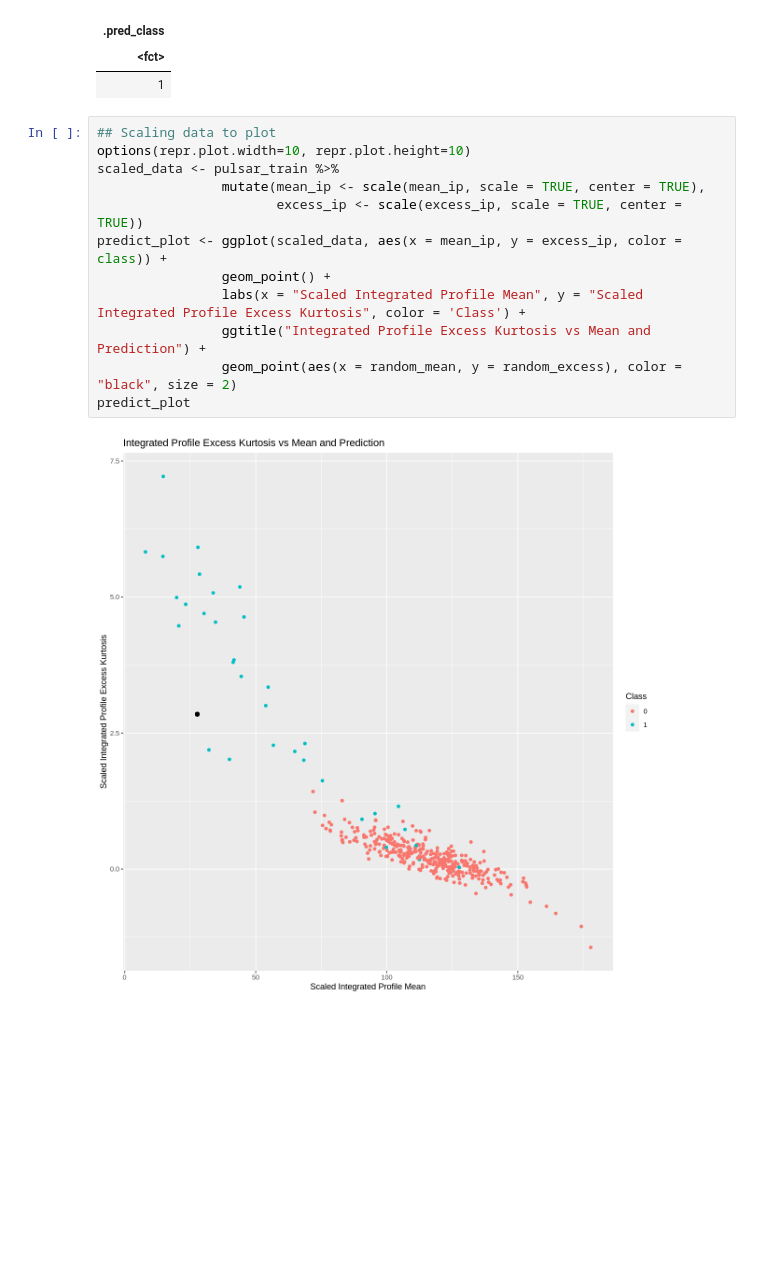
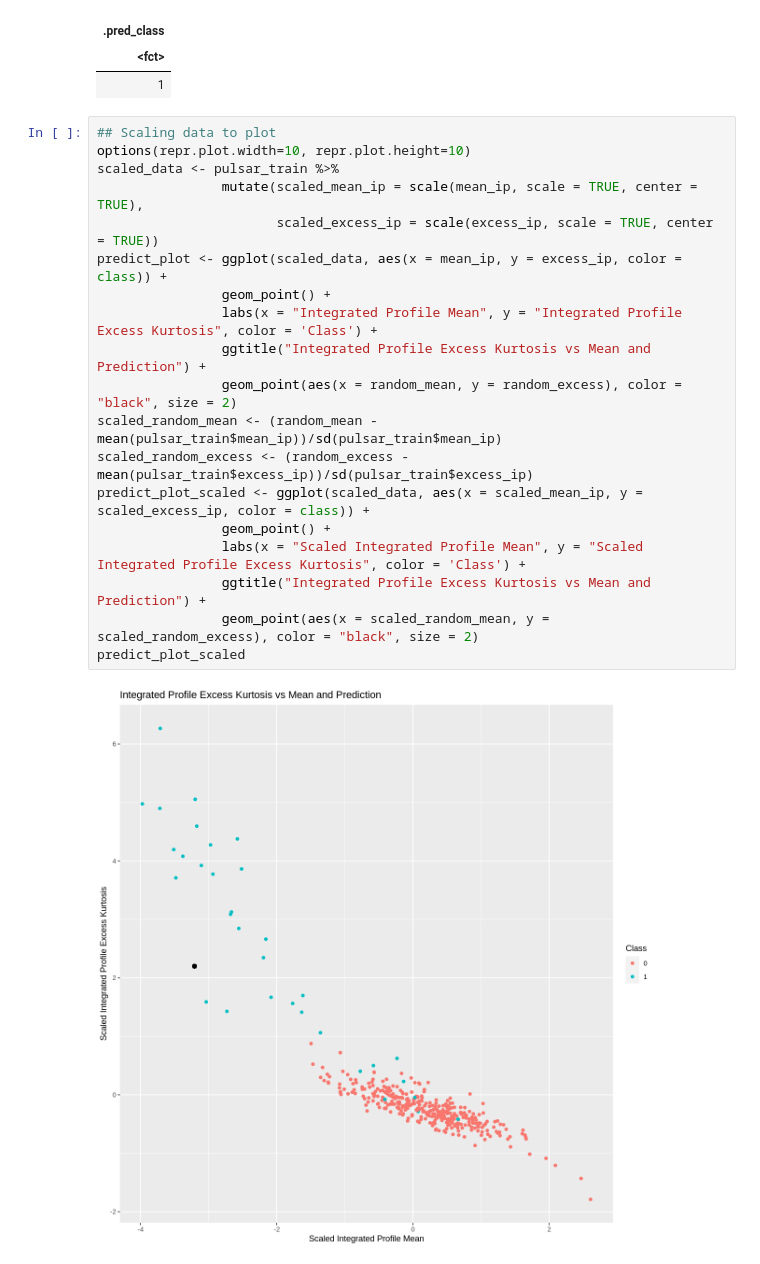
Before and after one commit to kseniak1/DSCI100-Project, a Jupyter notebook: Ksenia_notebook.ipynb, the cells around one changed output. Saved outputs shown, nothing was run; the diff lists cells and outputs as text; blank space fills up the shorter version.

```diff
--- a/Ksenia_notebook.ipynb
+++ b/Ksenia_notebook.ipynb
@@ -434,14 +434,21 @@ A tibble: 1 × 1
 # %%
 ## Scaling data to plot
 options(repr.plot.width=10, repr.plot.height=10)
 scaled_data <- pulsar_train %>%
-                mutate(mean_ip <- scale(mean_ip, scale = TRUE, center = TRUE),
-                       excess_ip <- scale(excess_ip, scale = TRUE, center = TRUE))
+                mutate(scaled_mean_ip = scale(mean_ip, scale = TRUE, center = TRUE),
+                       scaled_excess_ip = scale(excess_ip, scale = TRUE, center = TRUE))
 predict_plot <- ggplot(scaled_data, aes(x = mean_ip, y = excess_ip, color = class)) +
+                geom_point() +
+                labs(x = "Integrated Profile Mean", y = "Integrated Profile Excess Kurtosis", color = 'Class') +
+                ggtitle("Integrated Profile Excess Kurtosis vs Mean and Prediction") +
+                geom_point(aes(x = random_mean, y = random_excess), color = "black", size = 2)
+scaled_random_mean <- (random_mean - mean(pulsar_train$mean_ip))/sd(pulsar_train$mean_ip)
+scaled_random_excess <- (random_excess - mean(pulsar_train$excess_ip))/sd(pulsar_train$excess_ip)
+predict_plot_scaled <- ggplot(scaled_data, aes(x = scaled_mean_ip, y = scaled_excess_ip, color = class)) +
                 geom_point() +
                 labs(x = "Scaled Integrated Profile Mean", y = "Scaled Integrated Profile Excess Kurtosis", color = 'Class') +
                 ggtitle("Integrated Profile Excess Kurtosis vs Mean and Prediction") +
-                geom_point(aes(x = random_mean, y = random_excess), color = "black", size = 2)
-predict_plot
+                geom_point(aes(x = scaled_random_mean, y = scaled_random_excess), color = "black", size = 2)
+predict_plot_scaled
 # %% [output]
-[figure, old version]
+[figure, new version]
```
